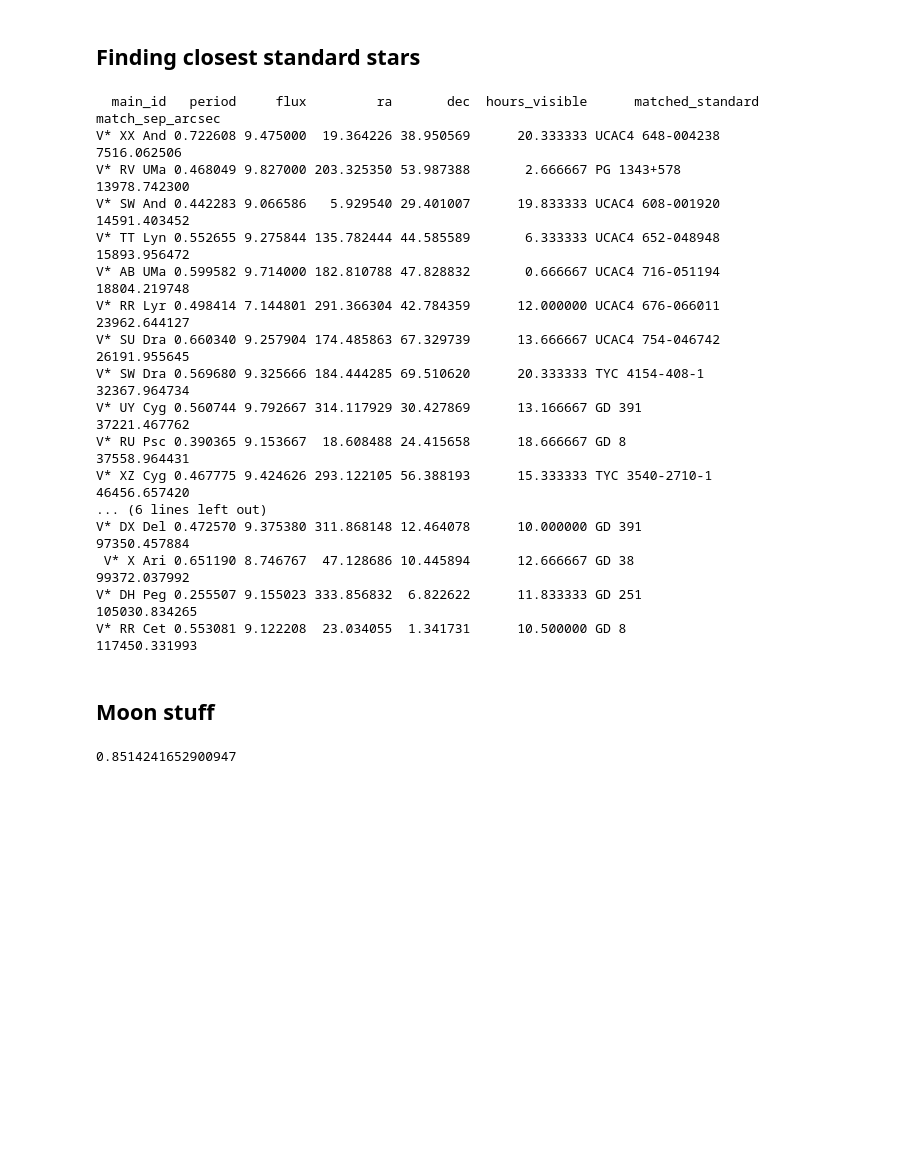
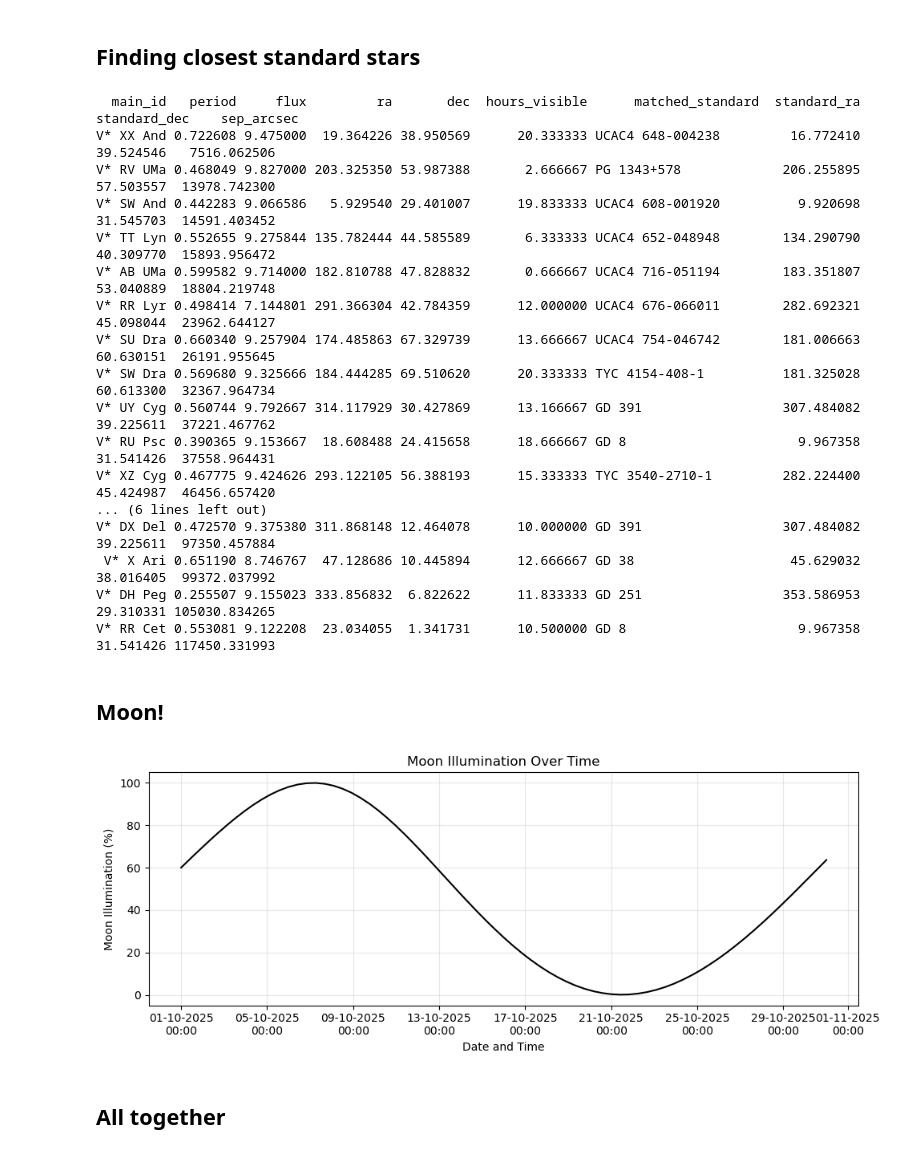
Before and after one commit to Jake-Land/MPhys_Project-Variable_Stars, a Jupyter notebook: target_stars.ipynb, the cells around one changed output. Saved outputs shown, nothing was run; the diff lists cells and outputs as text; code cells hidden in the pictures; blank space fills up the shorter version.

```diff
--- a/target_stars.ipynb
+++ b/target_stars.ipynb
@@ -261,37 +260,56 @@ def match_to_standards(vars_df, stds_df, vars_ra_col="ra", vars_dec_col="dec", s
     return result
 # %%
 # Find nearest standard for every RRL
-matched = match_to_standards(RRL, SS)
+matched_df = match_to_standards(RRL, SS)
 
 # Show all results
-print(matched.sort_values("match_sep_arcsec").to_string(index=False))
+print(matched_df.sort_values("sep_arcsec").to_string(index=False))
 # %% [output]
-  main_id   period     flux         ra       dec  hours_visible      matched_standard  match_sep_arcsec
-V* XX And 0.722608 9.475000  19.364226 38.950569      20.333333 UCAC4 648-004238            7516.062506
-V* RV UMa 0.468049 9.827000 203.325350 53.987388       2.666667 PG 1343+578                13978.742300
-V* SW And 0.442283 9.066586   5.929540 29.401007      19.833333 UCAC4 608-001920           14591.403452
-V* TT Lyn 0.552655 9.275844 135.782444 44.585589       6.333333 UCAC4 652-048948           15893.956472
-V* AB UMa 0.599582 9.714000 182.810788 47.828832       0.666667 UCAC4 716-051194           18804.219748
-V* RR Lyr 0.498414 7.144801 291.366304 42.784359      12.000000 UCAC4 676-066011           23962.644127
-V* SU Dra 0.660340 9.257904 174.485863 67.329739      13.666667 UCAC4 754-046742           26191.955645
-V* SW Dra 0.569680 9.325666 184.444285 69.510620      20.333333 TYC 4154-408-1             32367.964734
-V* UY Cyg 0.560744 9.792667 314.117929 30.427869      13.166667 GD 391                     37221.467762
-V* RU Psc 0.390365 9.153667  18.608488 24.415658      18.666667 GD 8                       37558.964431
-V* XZ Cyg 0.467775 9.424626 293.122105 56.388193      15.333333 TYC 3540-2710-1            46456.657420
+  main_id   period     flux         ra       dec  hours_visible      matched_standard  standard_ra  standard_dec    sep_arcsec
+V* XX And 0.722608 9.475000  19.364226 38.950569      20.333333 UCAC4 648-004238         16.772410     39.524546   7516.062506
+V* RV UMa 0.468049 9.827000 203.325350 53.987388       2.666667 PG 1343+578             206.255895     57.503557  13978.742300
+V* SW And 0.442283 9.066586   5.929540 29.401007      19.833333 UCAC4 608-001920          9.920698     31.545703  14591.403452
+V* TT Lyn 0.552655 9.275844 135.782444 44.585589       6.333333 UCAC4 652-048948        134.290790     40.309770  15893.956472
+V* AB UMa 0.599582 9.714000 182.810788 47.828832       0.666667 UCAC4 716-051194        183.351807     53.040889  18804.219748
+V* RR Lyr 0.498414 7.144801 291.366304 42.784359      12.000000 UCAC4 676-066011        282.692321     45.098044  23962.644127
+V* SU Dra 0.660340 9.257904 174.485863 67.329739      13.666667 UCAC4 754-046742        181.006663     60.630151  26191.955645
+V* SW Dra 0.569680 9.325666 184.444285 69.510620      20.333333 TYC 4154-408-1          181.325028     60.613300  32367.964734
+V* UY Cyg 0.560744 9.792667 314.117929 30.427869      13.166667 GD 391                  307.484082     39.225611  37221.467762
+V* RU Psc 0.390365 9.153667  18.608488 24.415658      18.666667 GD 8                      9.967358     31.541426  37558.964431
+V* XZ Cyg 0.467775 9.424626 293.122105 56.388193      15.333333 TYC 3540-2710-1         282.224400     45.424987  46456.657420
 ... (6 lines left out)
-V* DX Del 0.472570 9.375380 311.868148 12.464078      10.000000 GD 391                     97350.457884
- V* X Ari 0.651190 8.746767  47.128686 10.445894      12.666667 GD 38                      99372.037992
-V* DH Peg 0.255507 9.155023 333.856832  6.822622      11.833333 GD 251                    105030.834265
-V* RR Cet 0.553081 9.122208  23.034055  1.341731      10.500000 GD 8                      117450.331993
+V* DX Del 0.472570 9.375380 311.868148 12.464078      10.000000 GD 391                  307.484082     39.225611  97350.457884
+ V* X Ari 0.651190 8.746767  47.128686 10.445894      12.666667 GD 38                    45.629032     38.016405  99372.037992
+V* DH Peg 0.255507 9.155023 333.856832  6.822622      11.833333 GD 251                  353.586953     29.310331 105030.834265
+V* RR Cet 0.553081 9.122208  23.034055  1.341731      10.500000 GD 8                      9.967358     31.541426 117450.331993
 # %% [markdown]
-## Moon stuff
+## Moon!
 # %%
-from astropy.time import Time
-from astroplan import moon_illumination
+def plot_moon_illumination(start_date, end_date, dt_minutes=10.0):
+    tstart = Time(start_date)
+    tend = Time(end_date)
+    n_minutes = int(np.ceil((tend - tstart).to(u.min).value))
+    times = tstart + np.arange(0, n_minutes + 1, dt_minutes) * u.min
 
-time = Time(start_date)
+    # Moon illumination at each time
+    illumination = moon_illumination(times)
 
-illumination = moon_illumination(time)
-print(illumination)
+    # Plot
+    plt.figure(figsize=(10, 4))
+    plt.plot(times.datetime, illumination * 100, color="k")
+    plt.gca().xaxis.set_major_formatter(DateFormatter("%d-%m-%Y\n%H:%M"))
+    plt.ylabel("Moon Illumination (%)")
+    plt.xlabel("Date and Time")
+    plt.title("Moon Illumination Over Time")
+    plt.grid(alpha=0.3)
+    plt.tight_layout()
+    plt.show()
-# %% [output]
-0.8514241652900947
+# %%
+start_date = "2025-10-01T00:00:00"
+end_date   = "2025-10-31T00:00:00"
+
+plot_moon_illumination(start_date, end_date, dt_minutes=600)
+# %% [output]
+[figure, added]
+# %% [markdown]
+## All together
```
Also changed, not shown: parts of 5 cells of this notebook.
